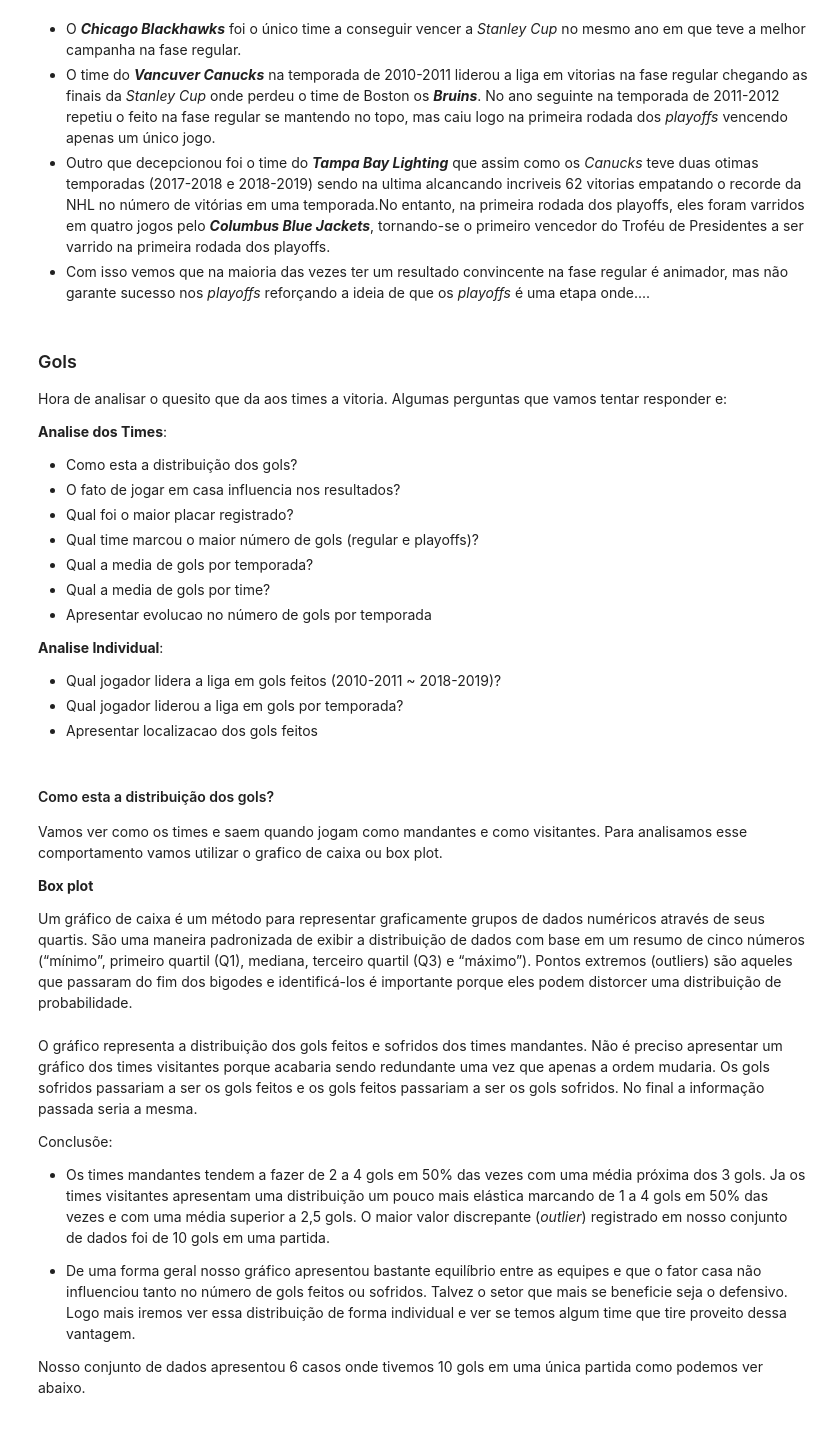
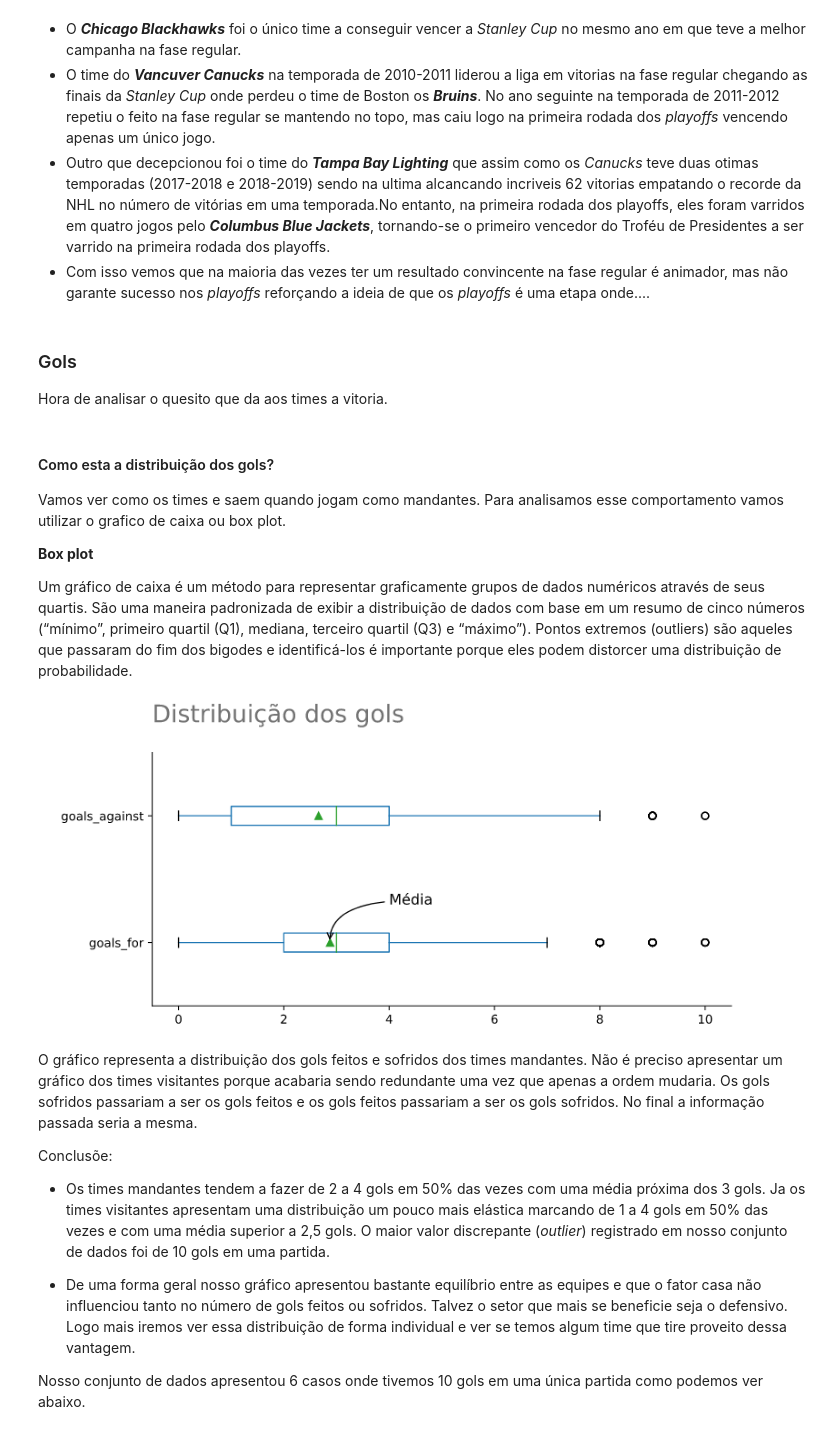
Before and after one commit to DanOakStats/NHL, a Jupyter notebook: eda_data_codeless.ipynb, the cells around one changed output. Saved outputs shown, nothing was run; the diff lists cells and outputs as text; code cells hidden in the pictures.

```diff
--- a/eda_data_codeless.ipynb
+++ b/eda_data_codeless.ipynb
@@ -305,26 +305,12 @@ best_teams
 * O time do ***Vancuver Canucks***  na temporada de 2010-2011 liderou a liga em vitorias na fase regular chegando as finais da *Stanley Cup*  onde perdeu o time de Boston os ***Bruins***. No ano seguinte na temporada de 2011-2012 repetiu o feito na fase regular se mantendo no topo, mas caiu logo na primeira rodada  dos *playoffs* vencendo apenas um único jogo.
 * Outro que decepcionou foi o time do ***Tampa Bay Lighting*** que assim como os *Canucks* teve duas otimas temporadas (2017-2018 e 2018-2019) sendo na ultima alcancando incriveis 62 vitorias empatando o recorde da NHL no número de vitórias em uma temporada.No entanto, na primeira rodada dos playoffs, eles foram varridos em quatro jogos pelo ***Columbus Blue Jackets***, tornando-se o primeiro vencedor do Troféu de Presidentes a ser varrido na primeira rodada dos playoffs.
 * Com isso vemos que na maioria das vezes ter um resultado convincente na fase regular é animador, mas não garante sucesso nos *playoffs* reforçando a ideia de que os *playoffs* é uma etapa onde....
-# %% [markdown]
-### Gols
-Hora de analisar o quesito que da aos times a vitoria. Algumas perguntas que vamos tentar responder e:
-
-**Analise dos Times**:
-* Como esta a distribuição dos gols?
-* O fato de jogar em casa influencia nos resultados?
-* Qual foi o maior placar registrado?
-* Qual time marcou o maior número de gols (regular e playoffs)?
-* Qual a media de gols por temporada?
-* Qual a media de gols por time?
-* Apresentar evolucao no número de gols por temporada
-
-**Analise Individual**:
-* Qual jogador lidera a liga em gols feitos (2010-2011 ~ 2018-2019)?
-* Qual jogador liderou a liga em gols por temporada?
-* Apresentar localizacao dos gols feitos
+# %% [markdown]
+### Gols
+Hora de analisar o quesito que da aos times a vitoria.
 # %% [markdown]
 #### Como esta a distribuição dos gols?
-Vamos ver como os times e saem quando jogam como mandantes e como visitantes. Para analisamos esse comportamento vamos utilizar o grafico de caixa ou box plot.
+Vamos ver como os times e saem quando jogam como mandantes. Para analisamos esse comportamento vamos utilizar o grafico de caixa ou box plot.
 
 **Box plot**
 
@@ -348,3 +318,7 @@ plt.tight_layout()
+# %%
+Image(filename="images/distribgols.png")
+# %% [output]
+[figure, added]
 # %% [markdown]
 O gráfico representa a distribuição dos gols feitos e sofridos dos times mandantes. Não é preciso apresentar um gráfico dos times visitantes porque acabaria sendo redundante uma vez que apenas a ordem mudaria. Os gols sofridos passariam a ser os gols feitos e os gols feitos passariam a ser os gols sofridos. No final a informação passada seria a mesma.
 
```
Also changed, not shown: parts of 5 cells of this notebook.
